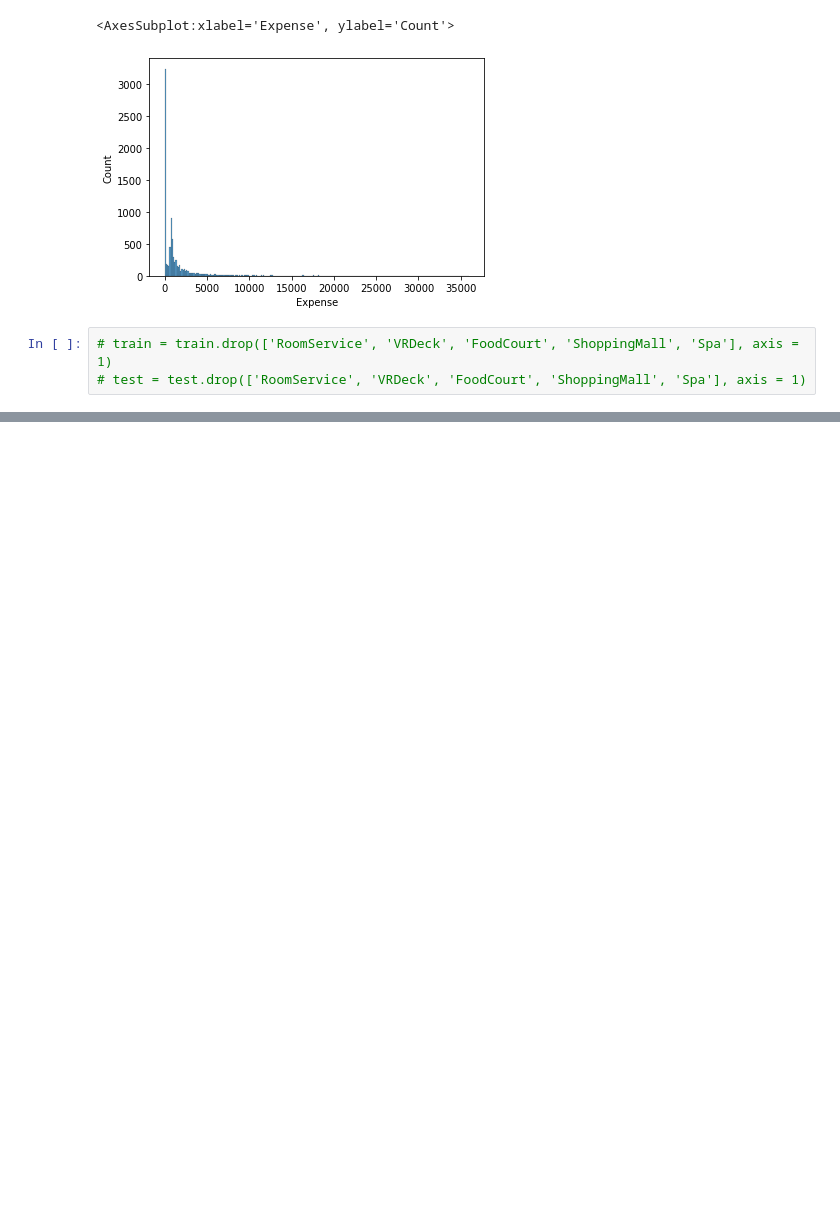
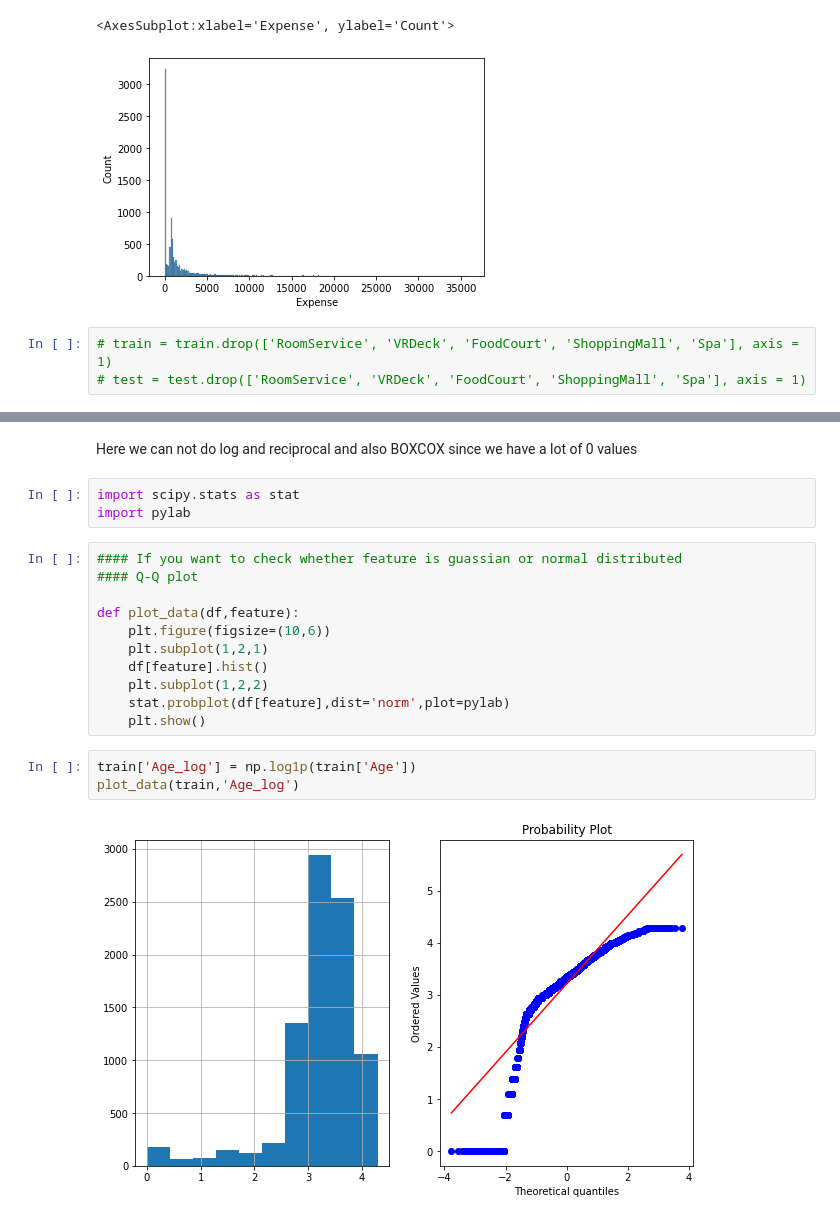
Before and after one commit to Praj-17/Kaggle-Competitions, a Jupyter notebook: SpceShip Titanic/preprocessing.ipynb, the cells around one changed output, grey strips where cells are left out. Saved outputs shown, nothing was run; the diff lists cells and outputs as text; blank space fills up the shorter version.

```diff
--- a/SpceShip Titanic/preprocessing.ipynb
+++ b/SpceShip Titanic/preprocessing.ipynb
@@ -368,0 +365,21 @@ See the caveats in the documentation: https://pandas.pydata.org/pandas-docs/stab
+# %% [markdown]
+Here we can not do log and reciprocal and also BOXCOX since we have a lot of 0 values
+# %%
+import scipy.stats as stat
+import pylab
+# %%
+#### If you want to check whether feature is guassian or normal distributed
+#### Q-Q plot
+
+def plot_data(df,feature):
+    plt.figure(figsize=(10,6))
+    plt.subplot(1,2,1)
+    df[feature].hist()
+    plt.subplot(1,2,2)
+    stat.probplot(df[feature],dist='norm',plot=pylab)
+    plt.show()
+# %%
+train['Age_log'] = np.log1p(train['Age'])
+plot_data(train,'Age_log')
+# %% [output]
+[figure, added]
```
Also changed, not shown: parts of 63 cells of this notebook, 13 other files.
